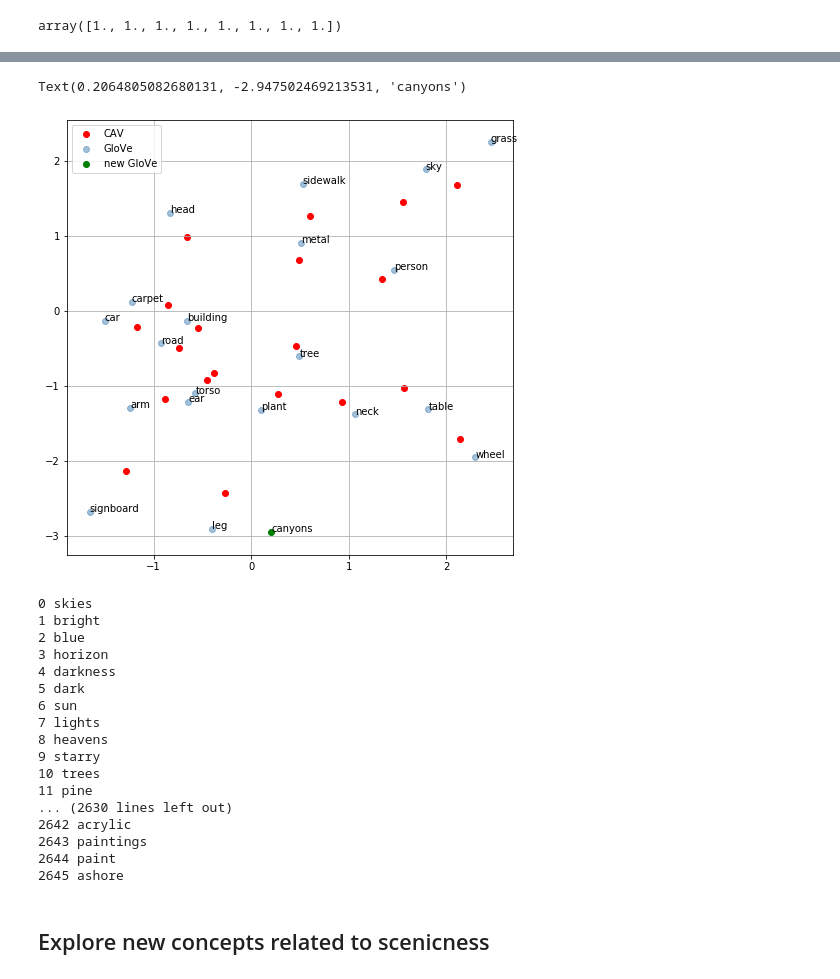
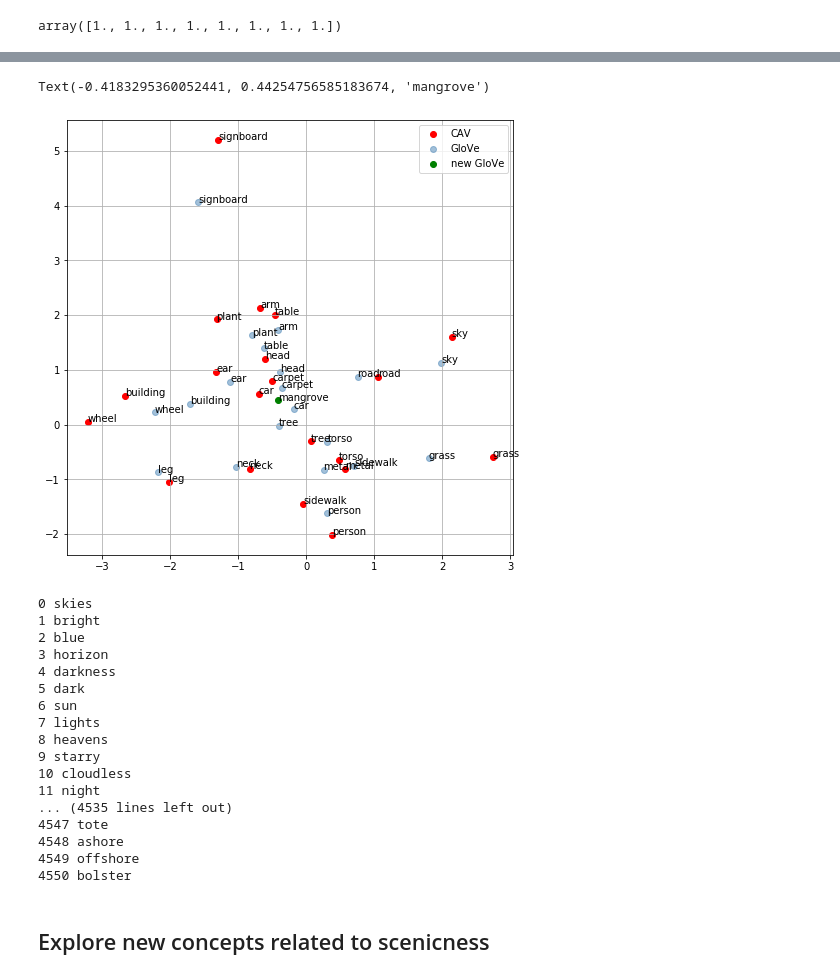
Before and after one commit to Pimmmm/Thesis-Scripts, a Jupyter notebook: p3_word_embedding.ipynb, the cells around one changed output, grey strips where cells are left out. Saved outputs shown, nothing was run; the diff lists cells and outputs as text; code cells hidden in the pictures.

```diff
--- a/p3_word_embedding.ipynb
+++ b/p3_word_embedding.ipynb
@@ -402,9 +460,9 @@ A.shape
 # %%
-kernel_cav = np.matmul(cavs_sorted_norm_col.T, cavs_sorted_norm_col)
+kernel_cav = np.matmul(cavs_sorted_t.T, cavs_sorted_t)
 # #the kernel should have a diagonal of 1s
 #plt.imshow(kernel_cav)
 # %%
-kernel_glove = np.matmul(glove_sorted_norm_col.T, glove_sorted_norm_col)
+kernel_glove = np.matmul(glove_sorted_t.T, glove_sorted_t)
 #plt.imshow(kernel_glove)
 # %%
 K = linalg.block_diag(kernel_cav, kernel_glove)
@@ -502,8 +565,8 @@ nVectLin = min(nVectLin, np.linalg.matrix_rank(KAK))
 # %% [markdown]
 Transform data
 # %%
-T1 = cavs_sorted_norm_col.shape[1]
-T2 = glove_sorted_norm_col.shape[1]
+T1 = cavs_sorted_t.shape[1]
+T2 = glove_sorted_t.shape[1]
 
 for Nf in range(nVectLin):
     E1 = ALPHA[:n1, :Nf+1]
@@ -529,11 +592,11 @@ for Nf in range(nVectLin):
     Phi2TtoF = np.divide((Phi2TtoF.T - np.matlib.repmat(m2, T2 ,1)),
                          np.matlib.repmat(s2, T2, 1)).T
 # %%
-# Phi1TtoF_Lin = Phi1TtoF
-# Phi2TtoF_Lin = Phi2TtoF
+Phi1TtoF_Lin = Phi1TtoF
+Phi2TtoF_Lin = Phi2TtoF
 
-Phi1TtoF_Lin = scale(Phi1TtoF, axis=1)
-Phi2TtoF_Lin = scale(Phi2TtoF, axis=1)
+# Phi1TtoF_Lin = scale(Phi1TtoF, axis=1)
+# Phi2TtoF_Lin = scale(Phi2TtoF, axis=1)
 
 # Phi1TtoF_Lin = normalize(Phi1TtoF_Lin, axis=0)
 # Phi2TtoF_Lin = normalize(Phi2TtoF_Lin, axis=0)
@@ -555,28 +618,28 @@ Phi1TtoF_Lin.shape
 # %%
 num_concepts = 20
-new_glove = 1873 #
+new_glove = 3901 #
 
 plt.figure(figsize=(8,8))
 plt.grid()
 plt.scatter(Phi1TtoF_Lin[0,:num_concepts], Phi1TtoF_Lin[1,:num_concepts], label = 'CAV', color = 'red')
 plt.scatter(Phi2TtoF_Lin[0,:num_concepts], Phi2TtoF_Lin[1,:num_concepts], label = 'GloVe', color = 'steelblue', alpha=0.5)
 plt.scatter(Phi2TtoF_Lin[0,n_samples + new_glove], Phi2TtoF_Lin[1,n_samples + new_glove], label = 'new GloVe', color='green')
 #plt.xlim([-2.5,2.5])
 #plt.ylim([-2.5, 2.5])
 
 
 plt.legend()
 
 for ii, txt in enumerate(embedding_concepts[:num_concepts]):
-#     plt.annotate(txt, (Phi1TtoF_Lin[0,ii], Phi1TtoF_Lin[1,ii]))
+    plt.annotate(txt, (Phi1TtoF_Lin[0,ii], Phi1TtoF_Lin[1,ii]))
     plt.annotate(txt, (Phi2TtoF_Lin[0,ii], Phi2TtoF_Lin[1,ii]))
 
-plt.annotate(glove_no_cav_subset_concept[new_glove], (Phi2TtoF_Lin[0,n_samples + new_glove], Phi2TtoF_Lin[1,n_samples+new_glove]))
+plt.annotate(glove_no_cav_concept_nneigh[new_glove], (Phi2TtoF_Lin[0,n_samples + new_glove], Phi2TtoF_Lin[1,n_samples+new_glove]))
 # %% [output]
-Text(0.2064805082680131, -2.947502469213531, 'canyons')
+Text(-0.4183295360052441, 0.44254756585183674, 'mangrove')
-[figure, old version]
+[figure, new version]
 # %%
-for ix, d in enumerate(glove_no_cav_subset_concept):
+for ix, d in enumerate(glove_no_cav_concept_nneigh):
     print(ix, d)
 # %% [output]
 0 skies
@@ -589,13 +652,13 @@ for ix, d in enumerate(glove_no_cav_subset_concept):
 7 lights
 8 heavens
 9 starry
-10 trees
-11 pine
-... (2630 lines left out)
-2642 acrylic
-2643 paintings
-2644 paint
-2645 ashore
+10 cloudless
+11 night
+... (4535 lines left out)
+4547 tote
+4548 ashore
+4549 offshore
+4550 bolster
 # %% [markdown]
 ## Explore new concepts related to scenicness
 # %% [markdown]
```
Also changed, not shown: parts of 71 cells of this notebook, 2 other files.
